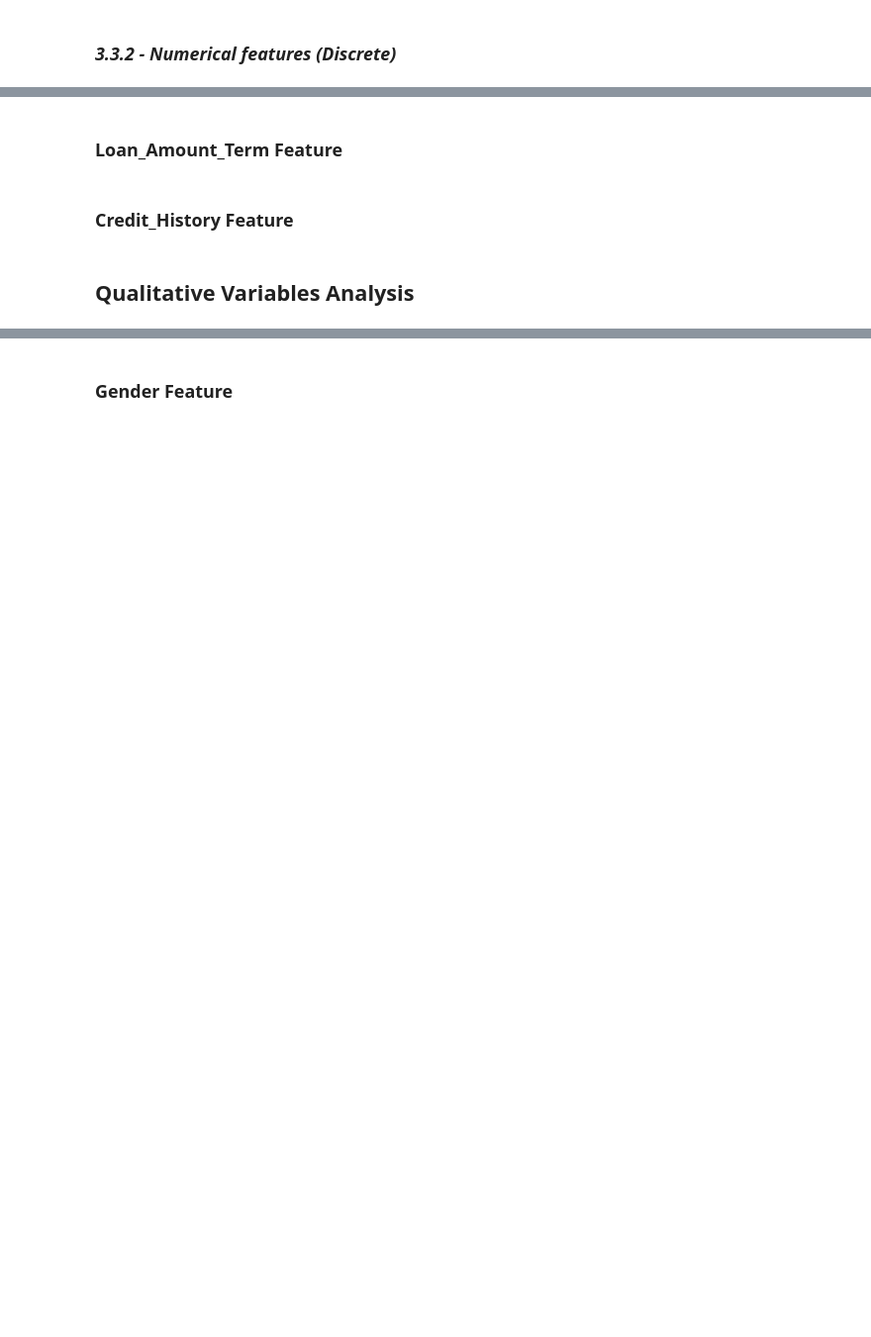
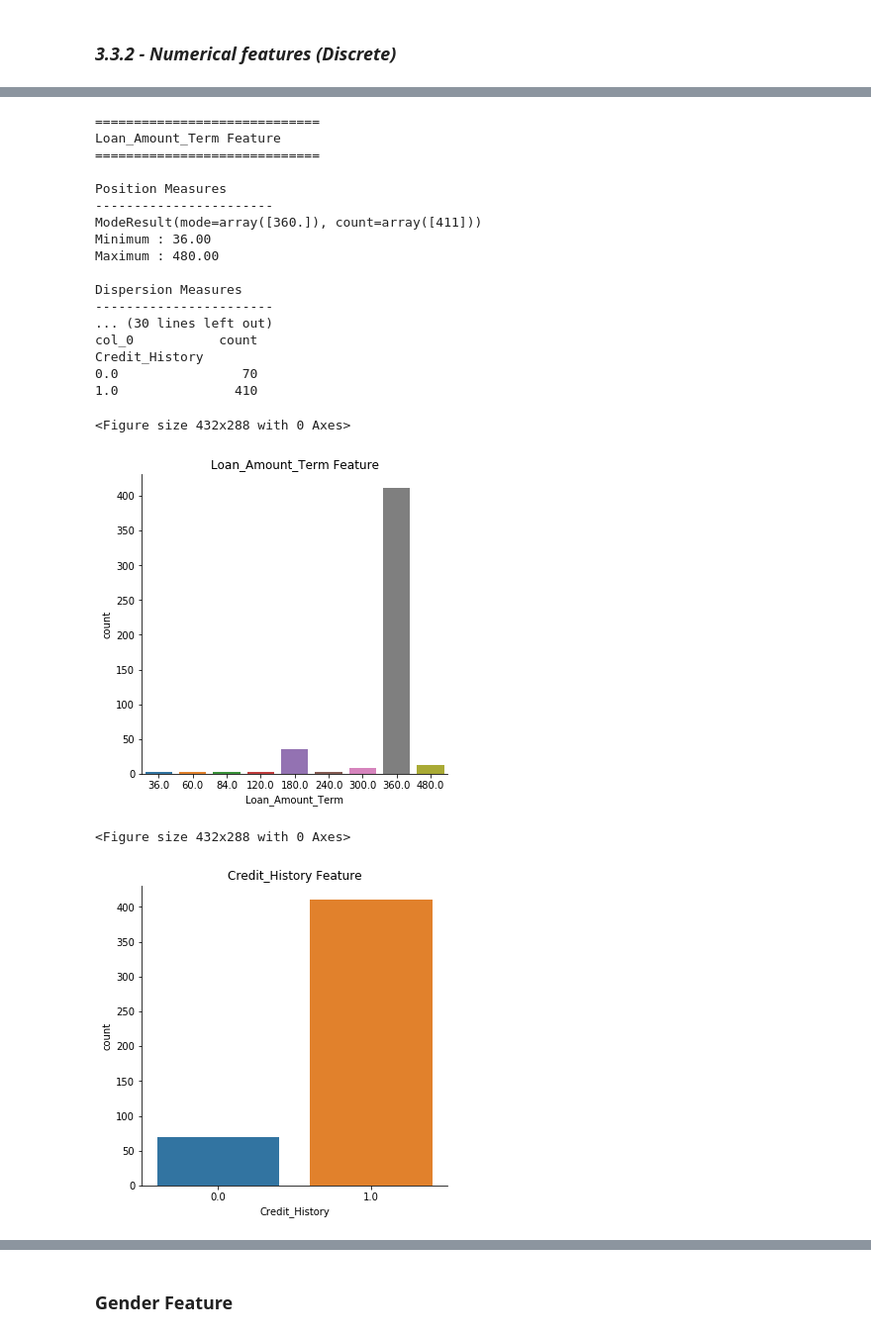
Before and after one commit to VhRizzo1/Loan_prediction, a Jupyter notebook: notebooks/EDA/Loan_02042019_old.ipynb, the cells around one changed output, grey strips where cells are left out. Shown at 99% size. Cells and saved outputs as stored; diff of their text form; code cells hidden in the pictures; blank space fills up the shorter version.

```diff
--- a/notebooks/EDA/Loan_02042019_old.ipynb
+++ b/notebooks/EDA/Loan_02042019_old.ipynb
@@ -155,7 +155,7 @@ Observation: As we can see, all NaN were removed.
 # %% [markdown]
 ### *3.3.1 - Numerical features (Continuous)*
 # %%
-continuous_features = ["ApplicantIncome", "CoapplicantIncome", "LoanAmount", "Loan_Amount_Term"]
+continuous_features = ["ApplicantIncome", "CoapplicantIncome", "LoanAmount"]
 for var in continuous_features:
     print("=============================")
     print(var,"Feature")
@@ -259,2 +211,0 @@ sns.distplot(df['LoanAmount'])
-# %% [markdown]
-### Loan_Amount_Term Feature
@@ -263,2 +211,0 @@ sns.distplot(df['Loan_Amount_Term'])
-# %% [markdown]
-### Credit_History Feature
@@ -267,2 +212,51 @@ sns.countplot(x='Credit_History', data= df)
-# %% [markdown]
-## Qualitative Variables Analysis
+# %%
+discrete_features = ["Loan_Amount_Term", "Credit_History"]
+for var in discrete_features:
+    print("=============================")
+    print(var,"Feature")
+    print("=============================")
+    print("")
+    print("Position Measures")
+    print("-----------------------")
+    print(stat.mode(df_without_NA[var]))
+    print("Minimum : %.2f" % df_without_NA[var].min())
+    print("Maximum : %.2f" % df_without_NA[var].max())
+    print("")
+    print("Dispersion Measures")
+    print("-----------------------")
+    print("Range : %.2f" % (df_without_NA[var].max() - df_without_NA[var].min()))
+    #print("Variance : %.2f" % np.var(df_without_NA[var]))
+    #print("Standard dev : %.2f" % np.std(df_without_NA[var]))
+    print("-----------------------")
+    #print("Skewness : %.4f" % stat.skew(df_without_NA[var]))
+    #print("Kurtosis : %.4f" % stat.kurtosis(df_without_NA[var]))
+    print("")
+    my_table = pd.crosstab(index=df_without_NA[var], columns="count")
+    print(my_table)
+    plt.figure()
+    sns.catplot(x=var, kind="count", data=df_without_NA)
+    title = plt.gca()
+    title.set_title(var + " Feature")
+    print("")
+# %% [output]
+=============================
+Loan_Amount_Term Feature
+=============================
+
+Position Measures
+-----------------------
+ModeResult(mode=array([360.]), count=array([411]))
+Minimum : 36.00
+Maximum : 480.00
+
+Dispersion Measures
+-----------------------
+... (30 lines left out)
+col_0           count
+Credit_History
+0.0                70
+1.0               410
+<Figure size 432x288 with 0 Axes>
+[figure, added]
+<Figure size 432x288 with 0 Axes>
+[figure, added]
```
Also changed, not shown: parts of 30 cells of this notebook.
